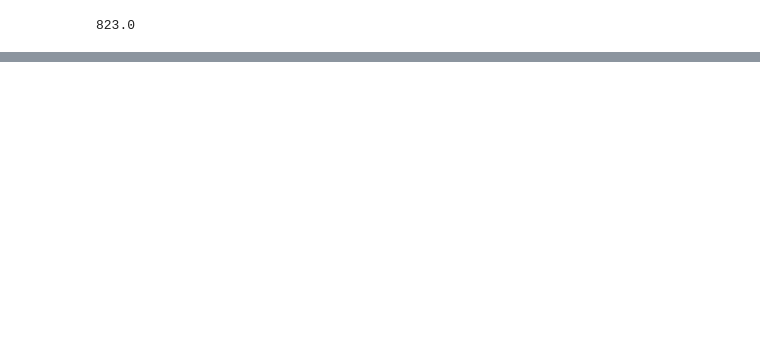
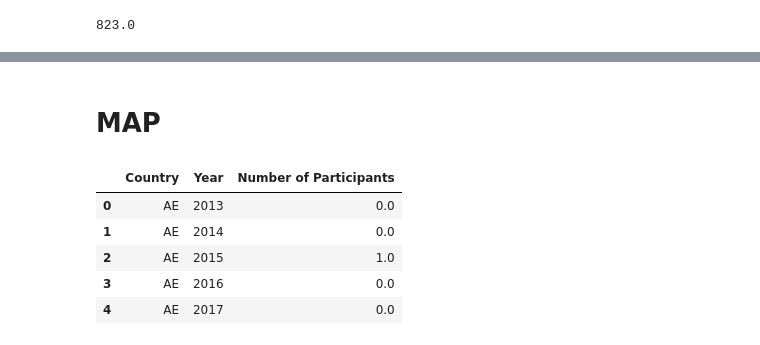
Before and after one commit to charlottegiseleweil/natcap-training-viz, a Jupyter notebook: Preprocessing/Processing.ipynb, the cells around one changed output, grey strips where cells are left out. Saved outputs shown, nothing was run; the diff lists cells and outputs as text; code cells hidden in the pictures; blank space fills up the shorter version.

```diff
--- a/Preprocessing/Processing.ipynb
+++ b/Preprocessing/Processing.ipynb
@@ -261,3 +261,15 @@ attendanceTD
 | 2017 | 8.0 | 389.00 | 0.00 | 1727.000 | 0.0 | 942.0 | 0.0 | 126.0 | 0.0 | 1056.0 | ... |
 | 2018 | 0.0 | 340.00 | 0.00 | 1770.000 | 18.0 | 1221.0 | 0.0 | 48.0 | 0.0 | 823.0 | ... |
 | Total | 314.0 | 2334.25 | 237.25 | 6741.557 | 439.5 | 4062.0 | 95.0 | 758.5 | 70.0 | 3851.0 | ... |
+# %% [markdown]
+# MAP
+# %%
+data = pd.read_csv(DATA_DIR + 'Aggregated Data.csv')
+data.head()
+# %% [output]
+|  | Country | Year | Number of Participants |
+| 0 | AE | 2013 | 0.0 |
+| 1 | AE | 2014 | 0.0 |
+| 2 | AE | 2015 | 1.0 |
+| 3 | AE | 2016 | 0.0 |
+| 4 | AE | 2017 | 0.0 |
```
Also changed, not shown: parts of 5 cells of this notebook, 9 other files.
